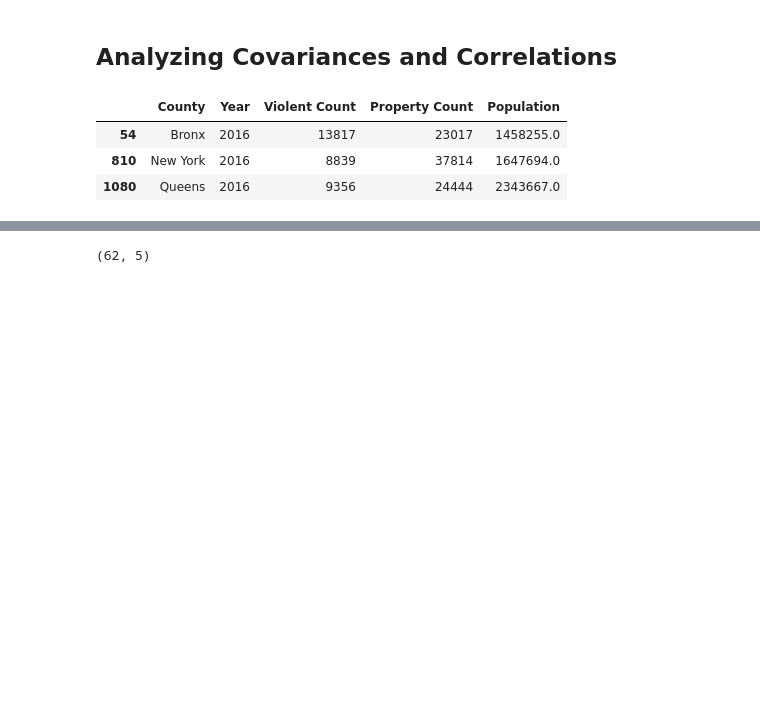
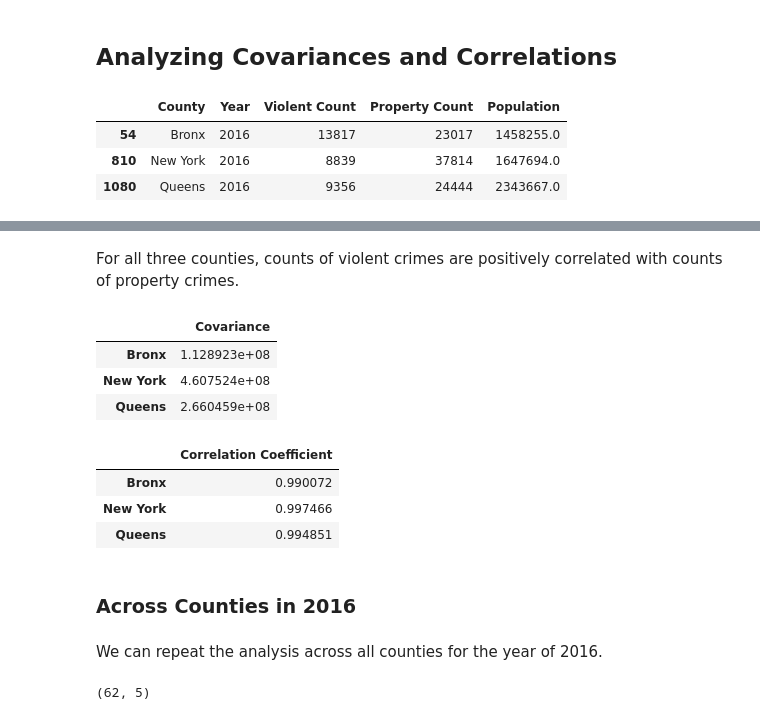
Before and after one commit to rayheberer/LambdaSchoolDataScience, a Jupyter notebook: Week 5 Probability and Statistics/Code Challenges/Day 2 Statistics 2.ipynb, the cells around one changed output, grey strips where cells are left out. Cells and saved outputs as stored; diff of their text form; code cells hidden in the pictures; blank space fills up the shorter version.

```diff
--- a/Week 5 Probability and Statistics/Code Challenges/Day 2 Statistics 2.ipynb
+++ b/Week 5 Probability and Statistics/Code Challenges/Day 2 Statistics 2.ipynb
@@ -98,3 +155,36 @@ As there is only one entry per county, per year, we cannot perform valid analysi
+# %% [markdown]
+For all three counties, counts of violent crimes are positively correlated with counts of property crimes.
+# %%
+mb, mn, mq = (bronx[['Violent Count', 'Property Count']].as_matrix(),
+             ny[['Violent Count', 'Property Count']].as_matrix(),
+             queens[['Violent Count', 'Property Count']].as_matrix())
+
+covariance_mb, covariance_mn, covariance_mq = np.cov(mb.T), np.cov(mn.T), np.cov(mq.T)
+
+cov_b, cov_n, cov_q = (covariance_mb[0,1],
+                       covariance_mn[0,1],
+                       covariance_mq[0,1])
+
+
+pd.DataFrame([cov_b, cov_n, cov_q], columns=['Covariance'], index=['Bronx', 'New York', 'Queens'])
+# %% [output]
+|  | Covariance |
+| Bronx | 1.128923e+08 |
+| New York | 4.607524e+08 |
+| Queens | 2.660459e+08 |
+# %%
+cor_b, cor_n, cor_q = np.corrcoef(mb.T)[0,1], np.corrcoef(mn.T)[0,1], np.corrcoef(mq.T)[0,1]
+
+pd.DataFrame([cor_b, cor_n, cor_q], columns=['Correlation Coefficient'], index=['Bronx', 'New York', 'Queens'])
+# %% [output]
+|  | Correlation Coefficient |
+| Bronx | 0.990072 |
+| New York | 0.997466 |
+| Queens | 0.994851 |
+# %% [markdown]
+### Across Counties in 2016
+# %% [markdown]
+We can repeat the analysis across all counties for the year of 2016.
 # %%
 data_year = data[data['Year']==2016]
 print(data_year.shape)
```
Also changed, not shown: parts of 11 cells of this notebook.
